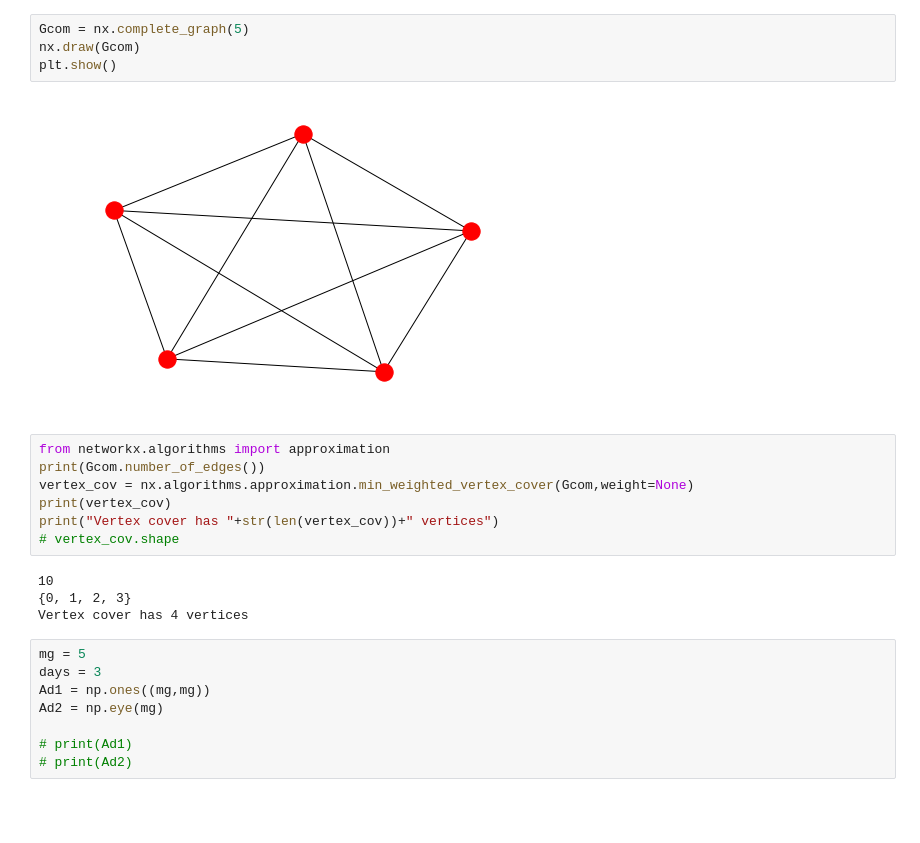
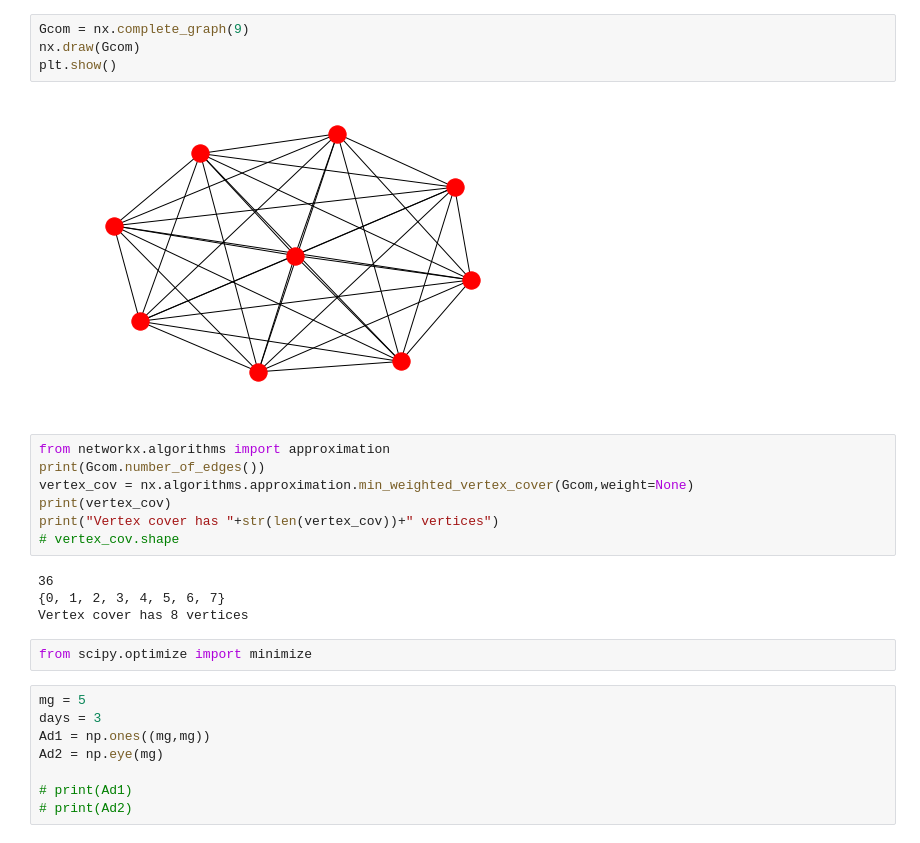
Before and after one commit to Thanosro/py_graphs, a Jupyter notebook: graph_test.ipynb, the cells around one changed output. Saved outputs shown, nothing was run; the diff lists cells and outputs as text; blank space fills up the shorter version.

```diff
--- a/graph_test.ipynb
+++ b/graph_test.ipynb
@@ -12,11 +12,11 @@ hv.extension('bokeh')
 [interactive output not drawn]
 [interactive output not drawn]
 # %%
-Gcom = nx.complete_graph(5)
+Gcom = nx.complete_graph(9)
 nx.draw(Gcom)
 plt.show()
 # %% [output]
-[figure, old version]
+[figure, new version]
 # %%
 from networkx.algorithms import approximation
 print(Gcom.number_of_edges())
@@ -25,9 +25,11 @@ print(vertex_cov)
 print("Vertex cover has "+str(len(vertex_cov))+" vertices")
 # vertex_cov.shape
 # %% [output]
-10
-{0, 1, 2, 3}
-Vertex cover has 4 vertices
+36
+{0, 1, 2, 3, 4, 5, 6, 7}
+Vertex cover has 8 vertices
+# %%
+from scipy.optimize import minimize
 # %%
 mg = 5
 days = 3
```
Also changed, not shown: 3 other files.
